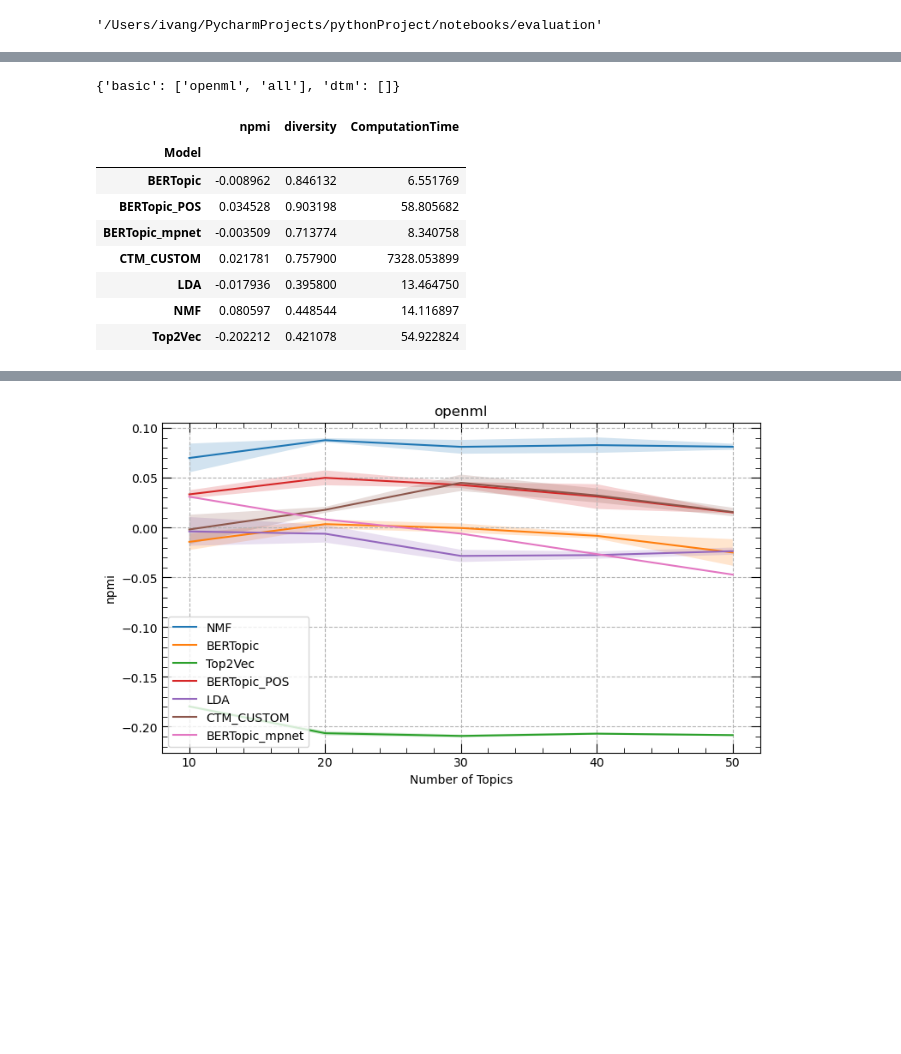
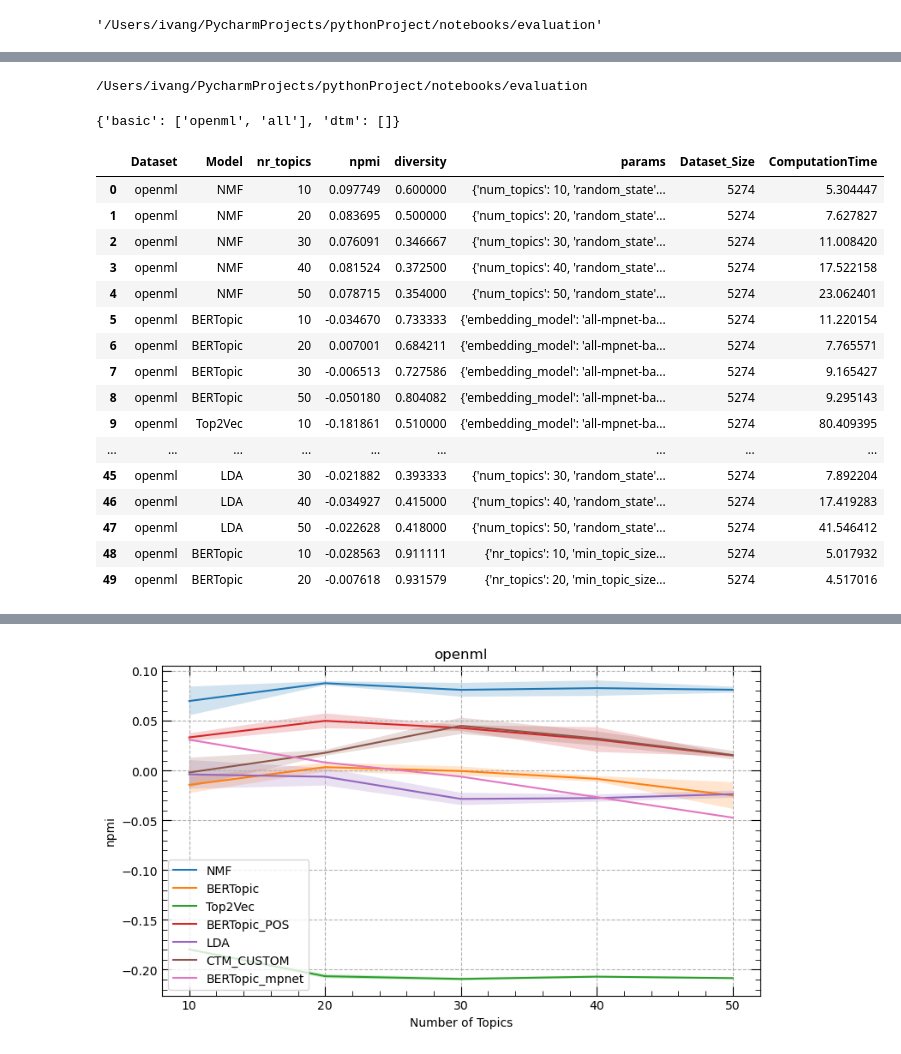
Before and after one commit to ivangermanov/openml-tags, a Jupyter notebook: notebooks/evaluation/results.ipynb, the cells around one changed output, grey strips where cells are left out. Cells and saved outputs as stored; diff of their text form; code cells hidden in the pictures; blank space fills up the shorter version.

```diff
--- a/notebooks/evaluation/results.ipynb
+++ b/notebooks/evaluation/results.ipynb
@@ -27,16 +29,31 @@ from src.evaluation.results import Results
+# %%
+path = os.path.join(project_root)
+os.chdir(os.path.join(path, "notebooks/evaluation"))
+print(os.getcwd())
+# %% [output]
+/Users/ivang/PycharmProjects/pythonProject/notebooks/evaluation
 # %%
 results = Results("./results", combine_models=True); results.get_keys()
 # %% [output]
 {'basic': ['openml', 'all'], 'dtm': []}
 # %%
-results.get_data("openml", aggregated=True)
+df = results.get_data("openml", aggregated=False)
+df[:50]
 # %% [output]
-|  | npmi | diversity | ComputationTime |
-| Model |  |  |  |
-| BERTopic | -0.008962 | 0.846132 | 6.551769 |
-| BERTopic_POS | 0.034528 | 0.903198 | 58.805682 |
-| BERTopic_mpnet | -0.003509 | 0.713774 | 8.340758 |
-| CTM_CUSTOM | 0.021781 | 0.757900 | 7328.053899 |
-| LDA | -0.017936 | 0.395800 | 13.464750 |
-| NMF | 0.080597 | 0.448544 | 14.116897 |
-| Top2Vec | -0.202212 | 0.421078 | 54.922824 |
+|  | Dataset | Model | nr_topics | npmi | diversity | params | Dataset_Size | ComputationTime |
+| 0 | openml | NMF | 10 | 0.097749 | 0.600000 | {'num_topics': 10, 'random_state'... | 5274 | 5.304447 |
+| 1 | openml | NMF | 20 | 0.083695 | 0.500000 | {'num_topics': 20, 'random_state'... | 5274 | 7.627827 |
+| 2 | openml | NMF | 30 | 0.076091 | 0.346667 | {'num_topics': 30, 'random_state'... | 5274 | 11.008420 |
+| 3 | openml | NMF | 40 | 0.081524 | 0.372500 | {'num_topics': 40, 'random_state'... | 5274 | 17.522158 |
+| 4 | openml | NMF | 50 | 0.078715 | 0.354000 | {'num_topics': 50, 'random_state'... | 5274 | 23.062401 |
+| 5 | openml | BERTopic | 10 | -0.034670 | 0.733333 | {'embedding_model': 'all-mpnet-ba... | 5274 | 11.220154 |
+| 6 | openml | BERTopic | 20 | 0.007001 | 0.684211 | {'embedding_model': 'all-mpnet-ba... | 5274 | 7.765571 |
+| 7 | openml | BERTopic | 30 | -0.006513 | 0.727586 | {'embedding_model': 'all-mpnet-ba... | 5274 | 9.165427 |
+| 8 | openml | BERTopic | 50 | -0.050180 | 0.804082 | {'embedding_model': 'all-mpnet-ba... | 5274 | 9.295143 |
+| 9 | openml | Top2Vec | 10 | -0.181861 | 0.510000 | {'embedding_model': 'all-mpnet-ba... | 5274 | 80.409395 |
+| ... | ... | ... | ... | ... | ... | ... | ... | ... |
+| 45 | openml | LDA | 30 | -0.021882 | 0.393333 | {'num_topics': 30, 'random_state'... | 5274 | 7.892204 |
+| 46 | openml | LDA | 40 | -0.034927 | 0.415000 | {'num_topics': 40, 'random_state'... | 5274 | 17.419283 |
+| 47 | openml | LDA | 50 | -0.022628 | 0.418000 | {'num_topics': 50, 'random_state'... | 5274 | 41.546412 |
+| 48 | openml | BERTopic | 10 | -0.028563 | 0.911111 | {'nr_topics': 10, 'min_topic_size... | 5274 | 5.017932 |
+| 49 | openml | BERTopic | 20 | -0.007618 | 0.931579 | {'nr_topics': 20, 'min_topic_size... | 5274 | 4.517016 |
```
Also changed, not shown: parts of 9 cells of this notebook, 28 other files.
